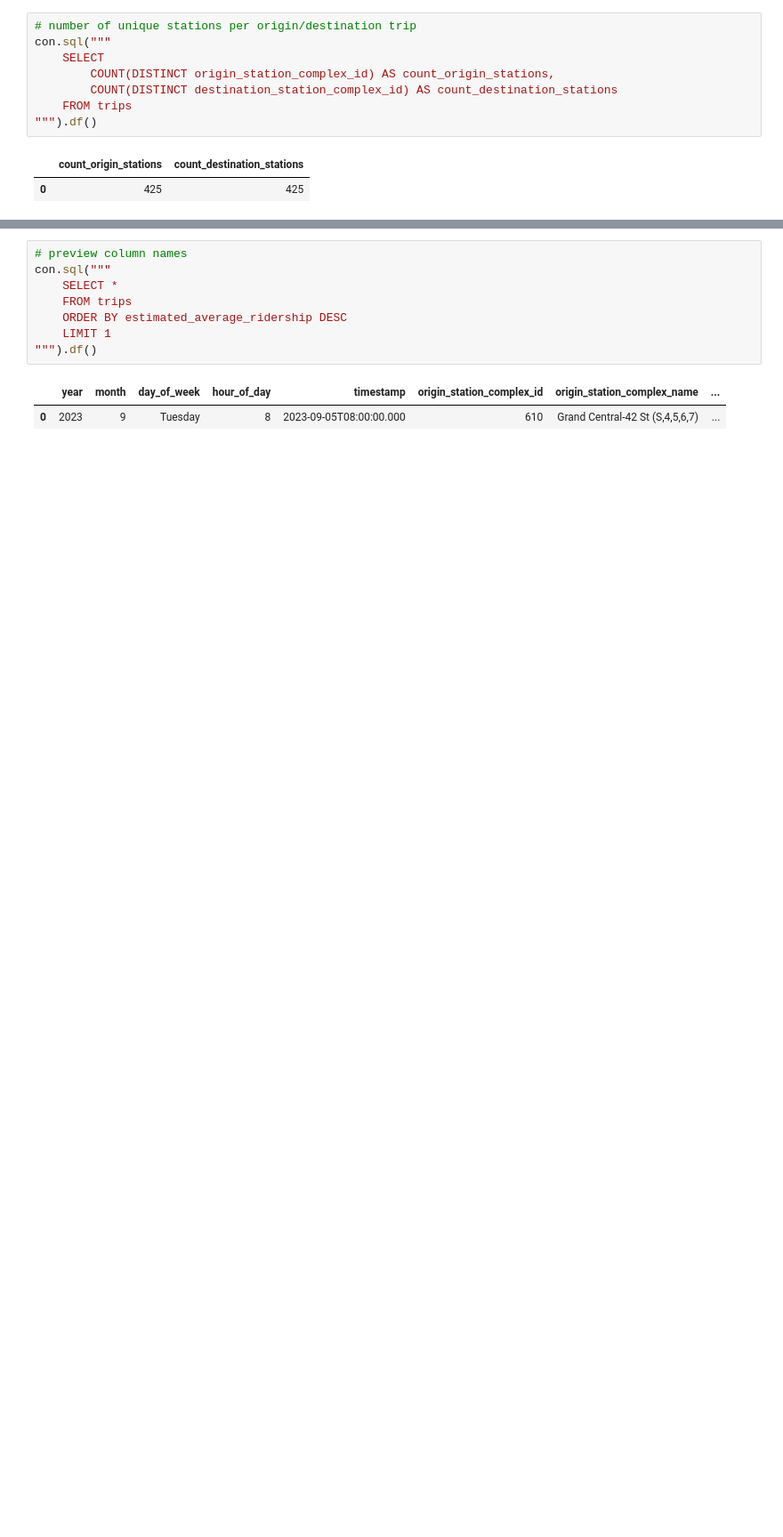
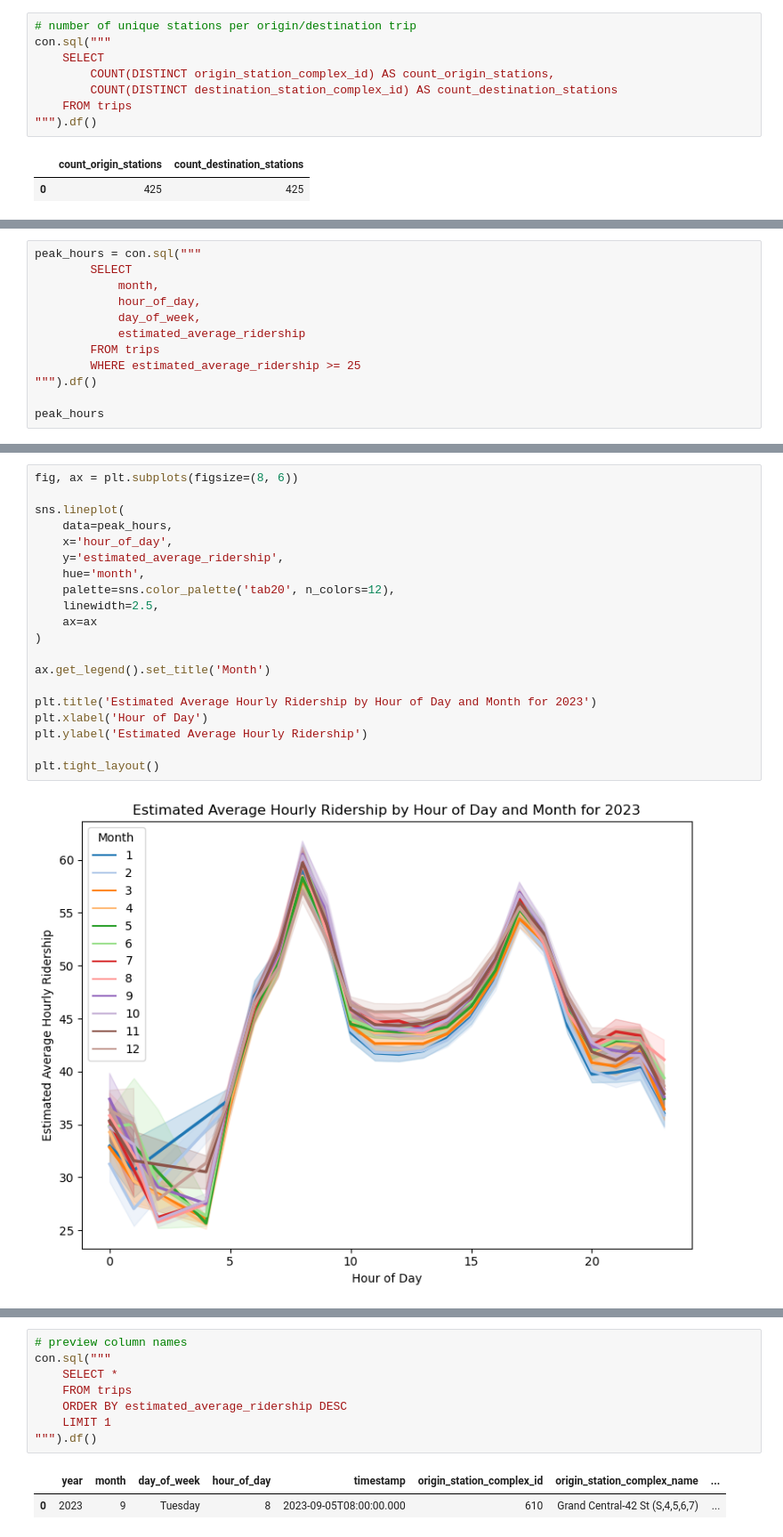
Before and after one commit to mebauer/mta-data, a Jupyter notebook: subway-trips.ipynb, the cells around one changed output, grey strips where cells are left out. Shown at 89% size. Cells and saved outputs as stored; diff of their text form; blank space fills up the shorter version.

Commit message:
adding additional hourly figures

```diff
--- a/subway-trips.ipynb
+++ b/subway-trips.ipynb
@@ -214,0 +236,12 @@ con.sql("""
+# %%
+peak_hours = con.sql("""
+        SELECT
+            month,
+            hour_of_day,
+            day_of_week,
+            estimated_average_ridership
+        FROM trips
+        WHERE estimated_average_ridership >= 25
+""").df()
+
+peak_hours
@@ -214,0 +262,22 @@ con.sql("""
+# %%
+fig, ax = plt.subplots(figsize=(8, 6))
+
+sns.lineplot(
+    data=peak_hours,
+    x='hour_of_day',
+    y='estimated_average_ridership',
+    hue='month',
+    palette=sns.color_palette('tab20', n_colors=12),
+    linewidth=2.5,
+    ax=ax
+)
+
+ax.get_legend().set_title('Month')
+
+plt.title('Estimated Average Hourly Ridership by Hour of Day and Month for 2023')
+plt.xlabel('Hour of Day')
+plt.ylabel('Estimated Average Hourly Ridership')
+
+plt.tight_layout()
+# %% [output]
+[figure, added]
```
Also changed, not shown: parts of 29 cells of this notebook, 1 other file.
